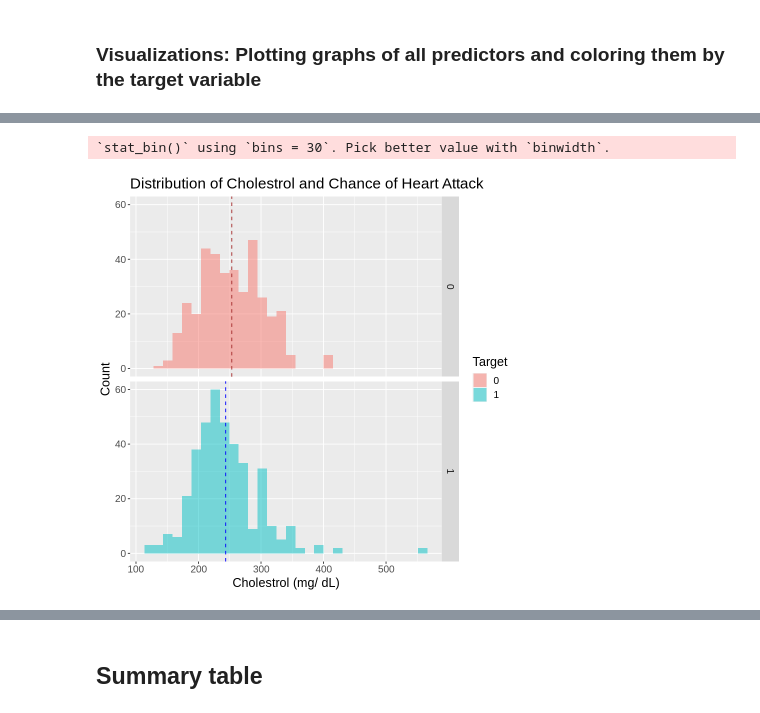
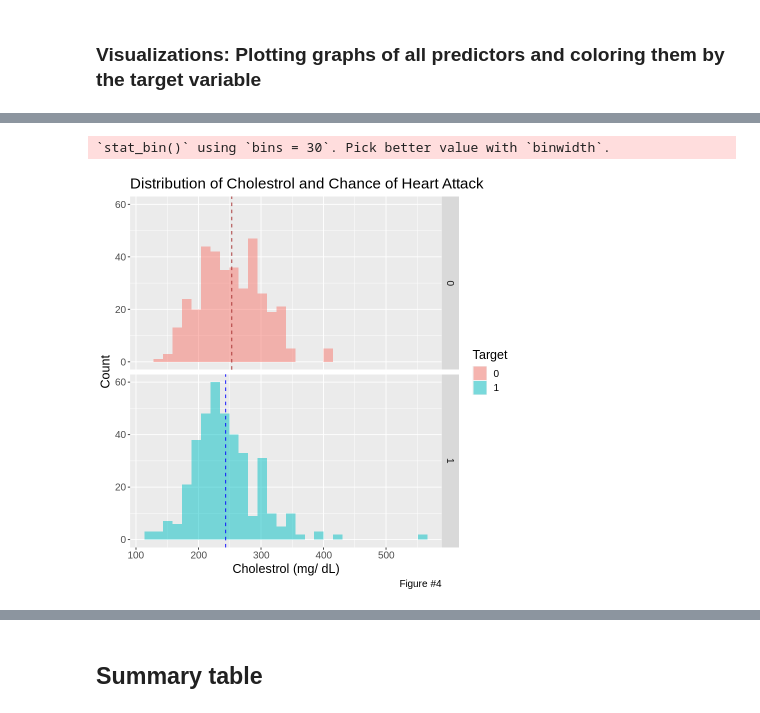
Before and after one commit to carriexu26/DSCI-Group-Project, a Jupyter notebook: heart_disease.ipynb, the cells around one changed output, grey strips where cells are left out. Saved outputs shown, nothing was run; the diff lists cells and outputs as text; code cells hidden in the pictures.

```diff
--- a/heart_disease.ipynb
+++ b/heart_disease.ipynb
@@ -249,18 +250,18 @@ trestbps_plot
 # %%
 chol_plot <- ggplot(heart_train, aes(x = chol, fill = target)) +
     geom_histogram(alpha = 0.5, position = "identity") +
     geom_vline(data = filter(heart_train, target == 0), aes(xintercept = mean(filter(heart_train,  target == 0)$chol)),
              color = "brown", linetype = "dashed") +
     geom_vline(data = filter(heart_train, target == 1), aes(xintercept = mean(filter(heart_train,  target == 1)$chol)),
              color = "blue", linetype = "dashed") +
     facet_grid(rows = vars(target)) +
-    labs(x = "Cholestrol (mg/ dL)", y="Count", fill = "Target") +
+    labs(x = "Cholestrol (mg/ dL)", y="Count", fill = "Target", caption = "Figure #4") +
     ggtitle("Distribution of Cholestrol and Chance of Heart Attack") +
     theme(text = element_text(size = 15))
 chol_plot
 # %% [output]
 `stat_bin()` using `bins = 30`. Pick better value with `binwidth`.
-[figure, old version]
+[figure, new version]
 # %%
 thalach_plot <- ggplot(heart_train, aes(x = thalach, fill = target)) +
     geom_histogram(alpha = 0.5, position = "identity") +
```
Also changed, not shown: parts of 11 cells of this notebook.
